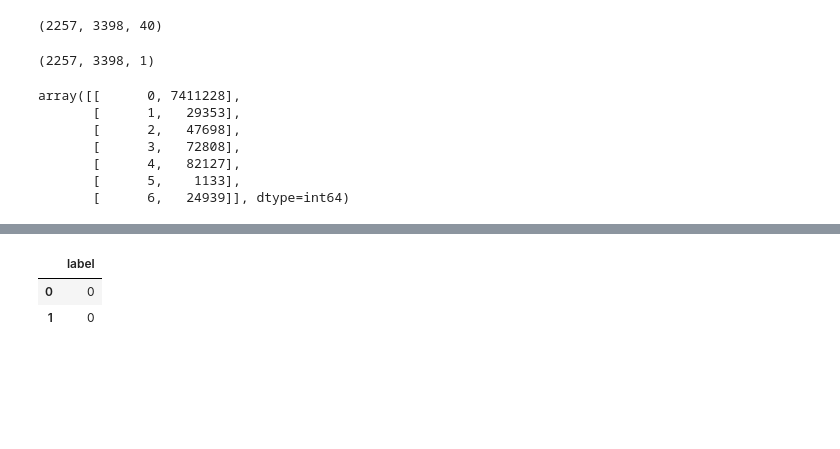
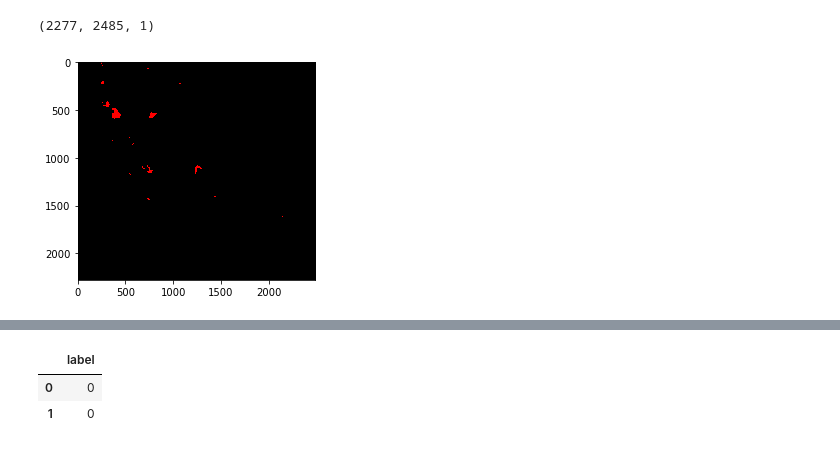
Before and after one commit to langfordzl/remotesensing_mlsvm, a Jupyter notebook: permonsvm/dataprep_mlsvm_permon.ipynb, the cells around one changed output, grey strips where cells are left out. Saved outputs shown, nothing was run; the diff lists cells and outputs as text; code cells hidden in the pictures; blank space fills up the shorter version.

```diff
--- a/permonsvm/dataprep_mlsvm_permon.ipynb
+++ b/permonsvm/dataprep_mlsvm_permon.ipynb
@@ -4,36 +4,25 @@ import spectral.io.envi as envi
 #Need to convert tif to img:
 #gdal_translate -of ENVI mod09q1_2015.tif mod09q1_2015.img
 # %%
-data1 = 'mod09q1_2015'
+data1 = 'C:/Users/lql/Desktop/rs_petsc/ca_data/vector/test_mod'
 
-img = envi.open(data1 +'.hdr', data1 + '.img')
-img = img[:,:,:]
-
-img.shape
+img = envi.open(data1 +'.hdr', data1 + '.bat')
+#img = img[:,:,:]
+#img.shape
 
 # rows, cols, bands
-# %% [output]
-(2257, 3398, 40)
 # %%
-data1 = 'mtbs_AK_2015_clip'
+data1 = 'C:/Users/lql/Desktop/rs_petsc/ca_data/vector/fire2020_2'
 
-mask = envi.open(data1 +'.hdr', data1 + '.img')
+mask = envi.open(data1 +'.hdr', data1 + '.bat')
 mask = mask[:,:,:]
-
+mask = np.asarray(mask, dtype=int)
 mask.shape
 # %% [output]
-(2257, 3398, 1)
+(2277, 2485, 1)
-# %%
-import numpy as np
-
-# number of pixels per category (0 = no fire, 1 = fire, 2 = background)
-(unique, counts) = np.unique(mask, return_counts=True)
-np.asarray((unique, counts)).T
-# %% [output]
-array([[      0, 7411228],
-       [      1,   29353],
-       [      2,   47698],
-       [      3,   72808],
-       [      4,   82127],
-       [      5,    1133],
-       [      6,   24939]], dtype=int64)
+# %%
+from spectral import *
+
+view = imshow(classes=mask)
+# %% [output]
+[figure, added]
```
Also changed, not shown: parts of 3 cells of this notebook, 1 other file.
